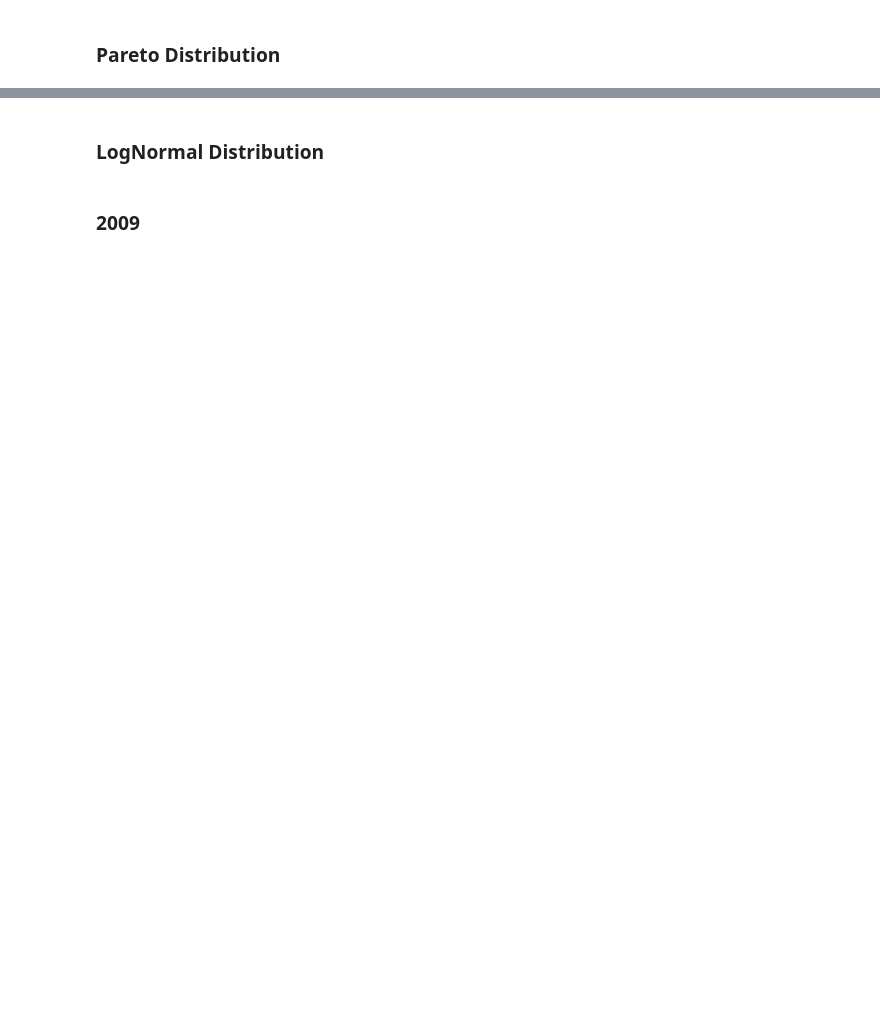
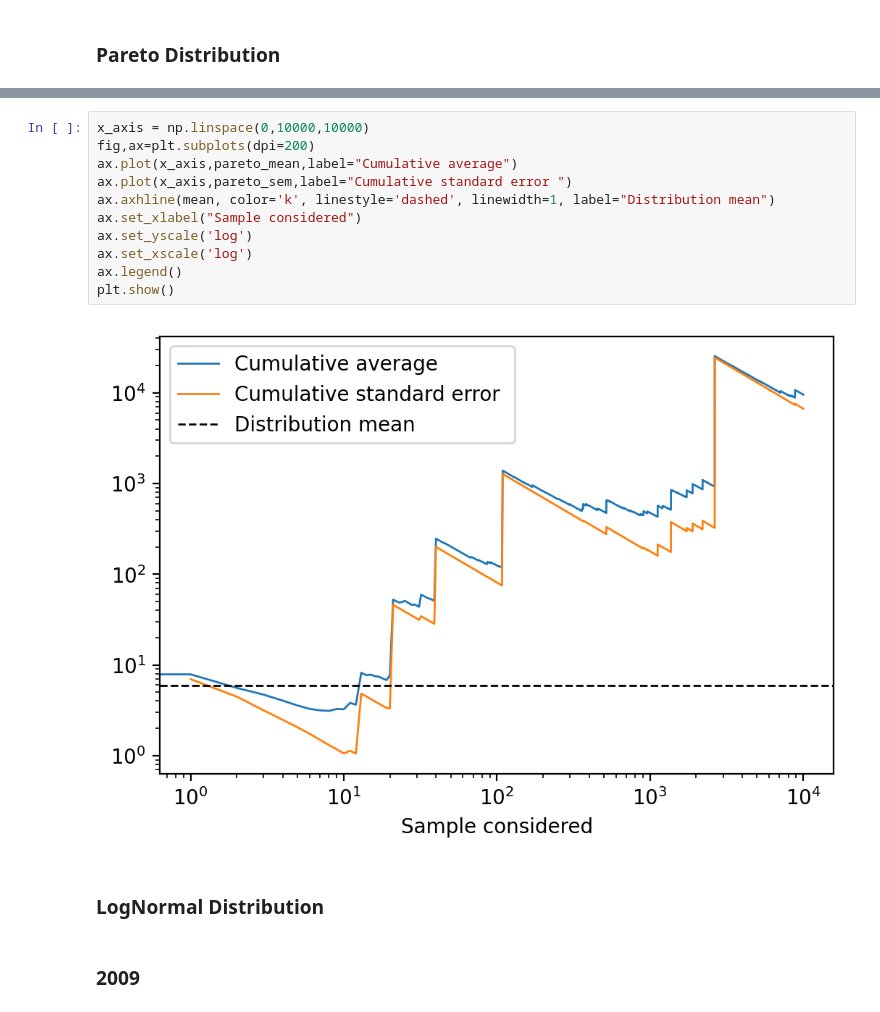
Before and after one commit to natasha0301/02467Assignment1, a Jupyter notebook: 02467 Assignment 1.ipynb, the cells around one changed output, grey strips where cells are left out. Saved outputs shown, nothing was run; the diff lists cells and outputs as text; blank space fills up the shorter version.

```diff
--- a/02467 Assignment 1.ipynb
+++ b/02467 Assignment 1.ipynb
@@ -484,3 +489,16 @@ Standard error of the mean: inf
+# %%
+x_axis = np.linspace(0,10000,10000)
+fig,ax=plt.subplots(dpi=200)
+ax.plot(x_axis,pareto_mean,label="Cumulative average")
+ax.plot(x_axis,pareto_sem,label="Cumulative standard error ")
+ax.axhline(mean, color='k', linestyle='dashed', linewidth=1, label="Distribution mean")
+ax.set_xlabel("Sample considered")
+ax.set_yscale('log')
+ax.set_xscale('log')
+ax.legend()
+plt.show()
+# %% [output]
+[figure, added]
 # %% [markdown]
 ### LogNormal Distribution
 # %% [markdown]
```
Also changed, not shown: parts of 4 cells of this notebook.
